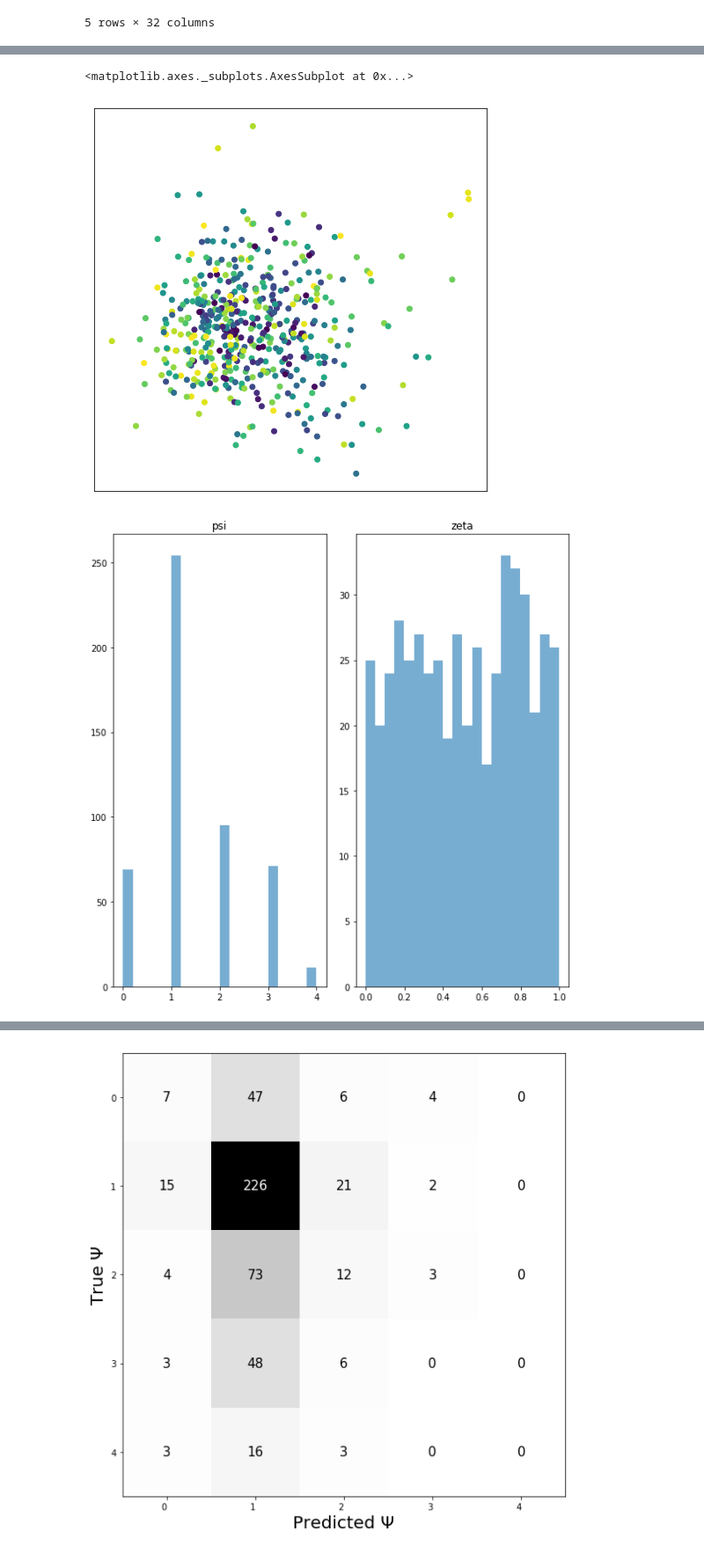
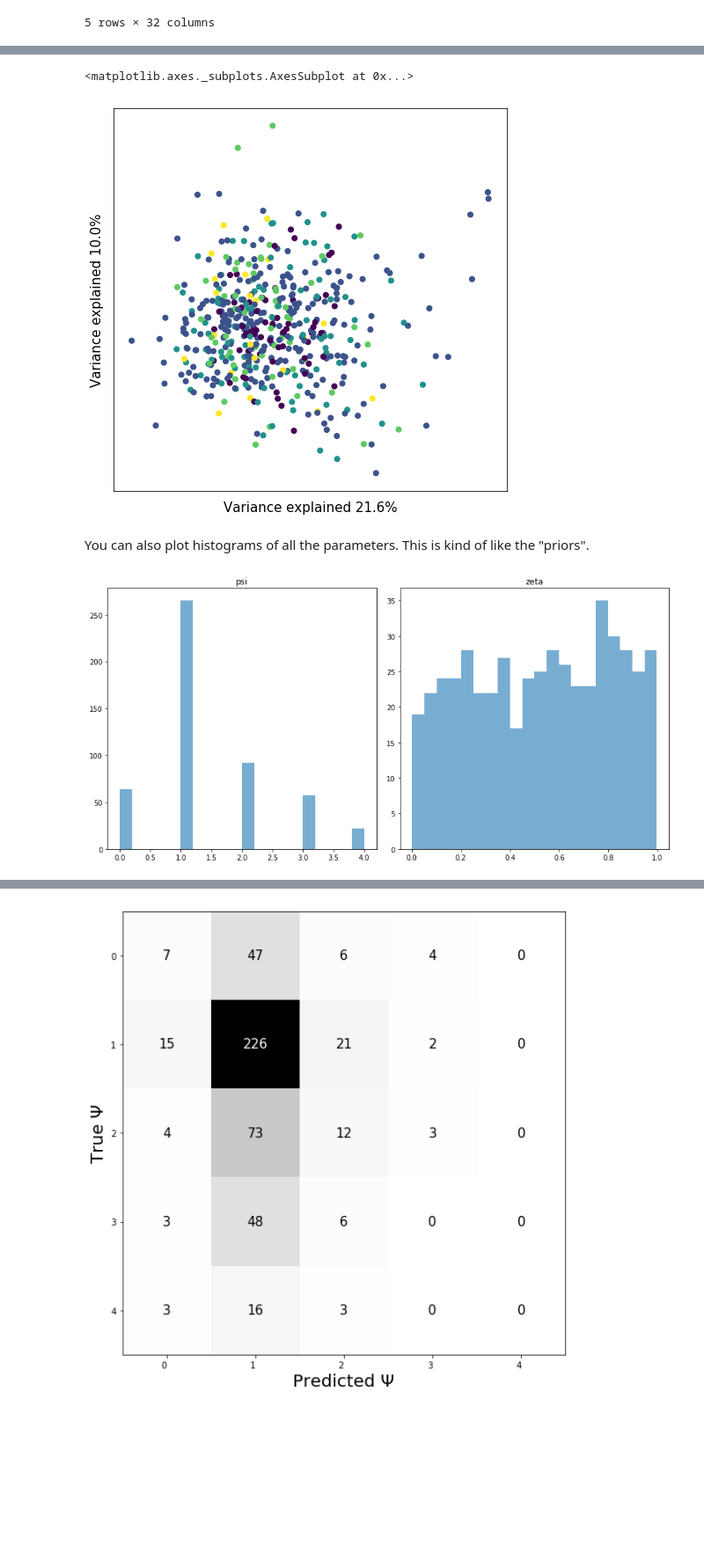
Before and after one commit to isaacovercast/PTA, a Jupyter notebook: jupyter-notebooks/PTA-Dev.ipynb, the cells around one changed output, grey strips where cells are left out. Shown at 88% size. Saved outputs shown, nothing was run; the diff lists cells and outputs as text; code cells hidden in the pictures; blank space fills up the shorter version.

```diff
--- a/jupyter-notebooks/PTA-Dev.ipynb
+++ b/jupyter-notebooks/PTA-Dev.ipynb
@@ -68,12 +67,14 @@ sim_df.head()
 # %%
 sim_df = pd.read_csv("../PTA/default_PTA/SIMOUT.csv", sep=" ").head(500)
-PTA.plotting.plot_simulations_pca(sim_df)
+PTA.plotting.plot_simulations_pca(sim_df, target="psi")
 # %% [output]
 <matplotlib.axes._subplots.AxesSubplot at 0x...>
-[figure, old version]
+[figure, new version]
+# %% [markdown]
+You can also plot histograms of all the parameters. This is kind of like the "priors".
 # %%
 axs = PTA.plotting.plot_simulations_hist(sim_df)
 # %% [output]
-[figure, old version]
+[figure, new version]
 # %% [markdown]
 # ML Inference
```
Also changed, not shown: parts of 23 cells of this notebook.
